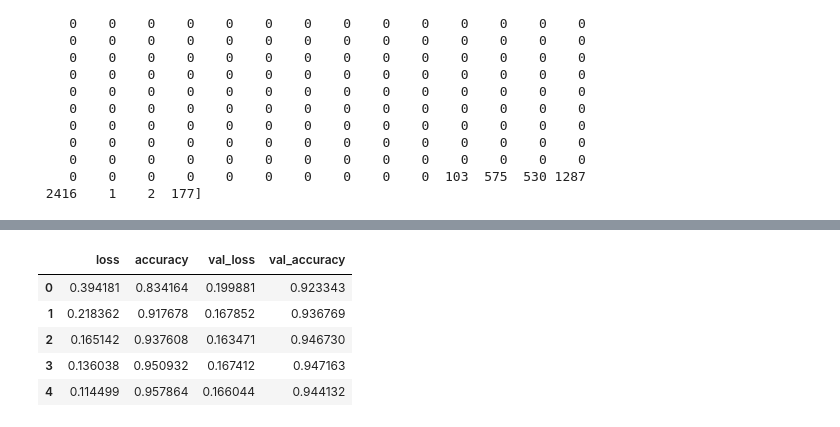
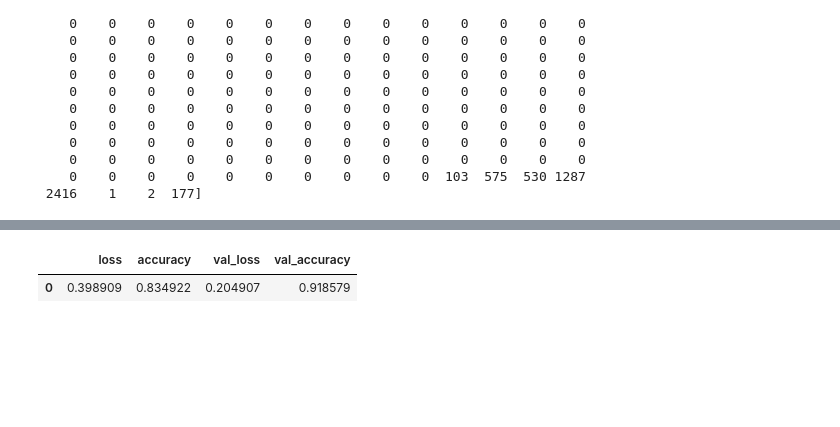
Before and after one commit to scottd4/AdvancedMachineLearningTUS2022, a Jupyter notebook: InClass/Lectures/Other.ipynb, the cells around one changed output, grey strips where cells are left out. Saved outputs shown, nothing was run; the diff lists cells and outputs as text; code cells hidden in the pictures; blank space fills up the shorter version.

```diff
--- a/InClass/Lectures/Other.ipynb
+++ b/InClass/Lectures/Other.ipynb
@@ -198,7 +213,7 @@ Non-trainable params: 0
 _________________________________________________________________
 None
 # %%
-history = model.fit(padded_sequence,sentiment_label[0],validation_split=0.2, epochs=5, verbose=1, batch_size=32)
+history = model.fit(padded_sequence,sentiment_label[0],validation_split=0.2, epochs=1, verbose=1, batch_size=32)
 
 hist = pd.DataFrame(history.history)
 
@@ -217,9 +223,5 @@ Epoch 5/5
 |  | loss | accuracy | val_loss | val_accuracy |
-| 0 | 0.394181 | 0.834164 | 0.199881 | 0.923343 |
-| 1 | 0.218362 | 0.917678 | 0.167852 | 0.936769 |
-| 2 | 0.165142 | 0.937608 | 0.163471 | 0.946730 |
-| 3 | 0.136038 | 0.950932 | 0.167412 | 0.947163 |
-| 4 | 0.114499 | 0.957864 | 0.166044 | 0.944132 |
+| 0 | 0.398909 | 0.834922 | 0.204907 | 0.918579 |
 # %%
 test_word ="This is soo sad"
 tw = tokenizer.texts_to_sequences([test_word])
```
Also changed, not shown: parts of 7 cells of this notebook.
